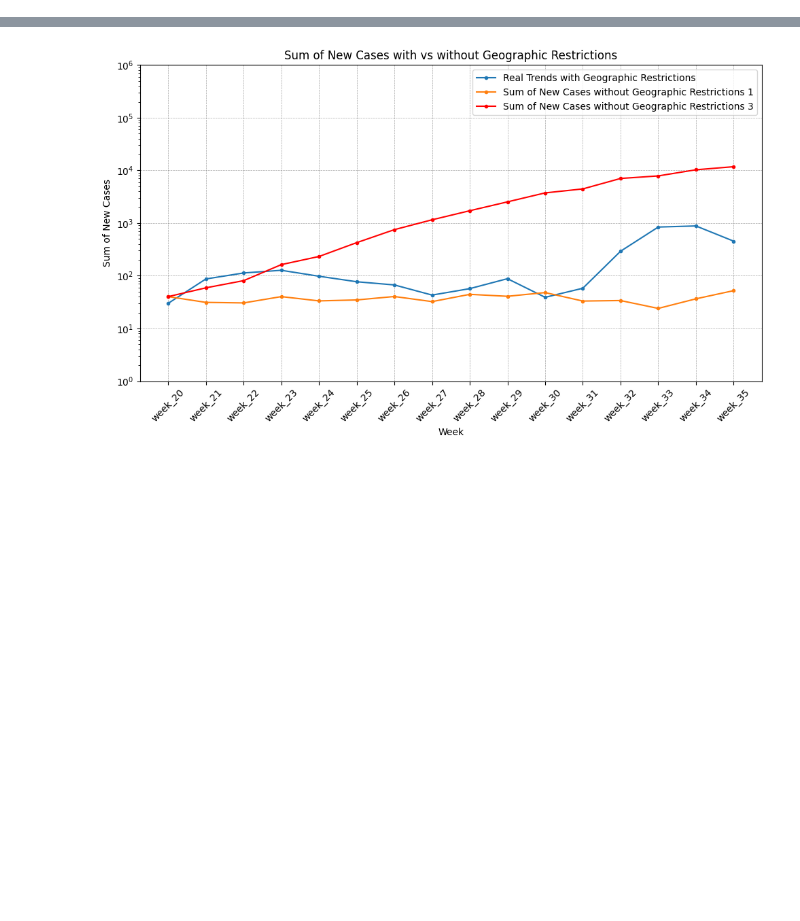
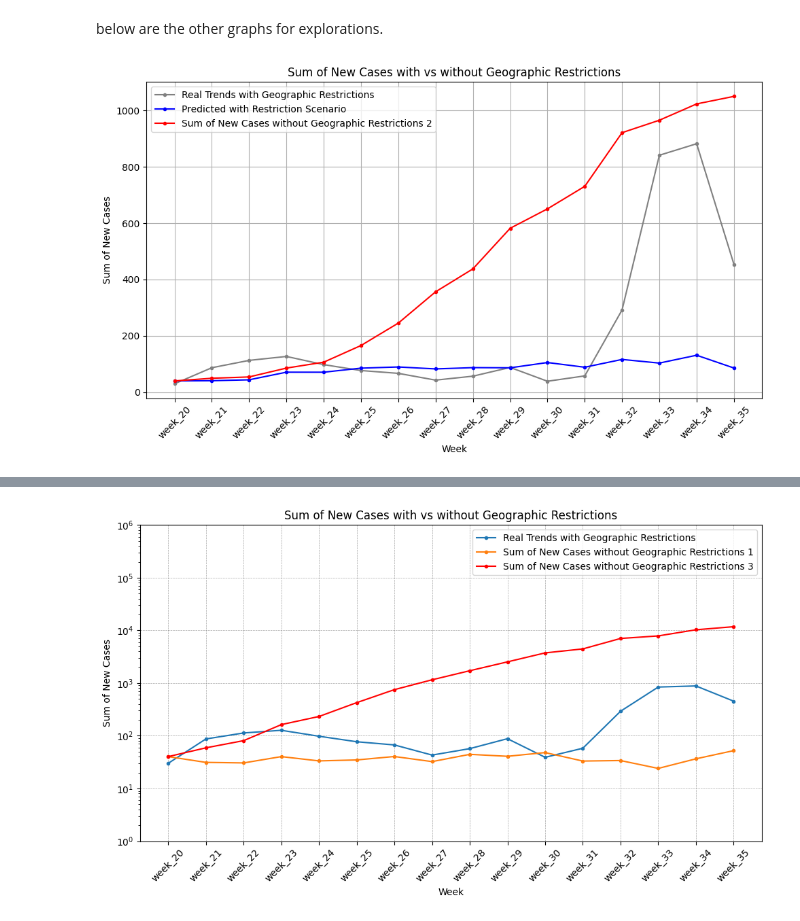
Before and after one commit to jieun0441/Stimulus-Payment, a Jupyter notebook: Graph_based_on_simulation_results.ipynb, the cells around one changed output, grey strips where cells are left out. Saved outputs shown, nothing was run; the diff lists cells and outputs as text; code cells hidden in the pictures; blank space fills up the shorter version.

```diff
--- a/Graph_based_on_simulation_results.ipynb
+++ b/Graph_based_on_simulation_results.ipynb
@@ -47,0 +107,26 @@ Index(['Unnamed: 0', 'Week', 'Predicted with Restriction Scenario',
+# %% [markdown]
+below are the other graphs for explorations.
+# %%
+#@title Plotting Real Case Trend with a logarithmic scale
+# Merge the two dataframes on the 'Week' column
+plt.figure(figsize = (10,6))
+plt.plot(df['Week'], df['Real Cases with Geographic Restrictions'], marker = 'o', markersize = 3, color = 'grey', linestyle = '-', label = 'Real Trends with Geographic Restrictions')
+plt.plot(df['Week'], df['Predicted with Restriction Scenario'], marker = 'o', markersize = 3, color ='blue', linestyle = '-', label = 'Predicted with Restriction Scenario')
+# plt.plot(df['Week'], df['Without Geographic Restrictions_Lower Bound1017_20'], marker = 'o', markersize = 3, linestyle = '-', label = 'Sum of New Cases without Geographic Restrictions 1')
+plt.plot(df['Week'], df['Without Geographic Restrictions_Lower Bound19'], marker = 'o', markersize = 3, color = 'red', linestyle = '-', label = 'Sum of New Cases without Geographic Restrictions 2')
+# plt.plot(df['Week'], df['Without Geographic Restrictions_Upper Bound19'], marker = 'o', color = 'red', markersize = 3, linestyle = '-', label = 'Without Geographic Restrictions_Upper Bound19')
+# plt.plot(df['Week'], df['Lockdown Scenario'], marker = 'o', markersize = 3, linestyle = '-', label = 'Lockdown Scenario')
+# plt.plot(df['Week'], df['Dis1017_some'], marker = 'o',markersize = 3,  linestyle = '-', label = 'Dis1017_some')
+# plt.plot(df['Week'], df['Dis1017_some_realNS'], marker = 'o',markersize = 3, linestyle = '-', label = 'Dis1017_some_realNS')
+plt.xlabel('Week')
+plt.ylabel('Sum of New Cases')
+plt.title('Sum of New Cases with vs without Geographic Restrictions')
+# plt.yscale('log') # Set y-axis to lagrithmic scale
+#plt.yticks([10, 100, 1000, 10000, 100000])  # Set custom y-axis ticks
+plt.xticks(rotation = 45)
+plt.legend()
+plt.grid(True)
+plt.tight_layout()
+plt.show()
+# %% [output]
+[figure, added]
```
Also changed, not shown: parts of 24 cells of this notebook.
